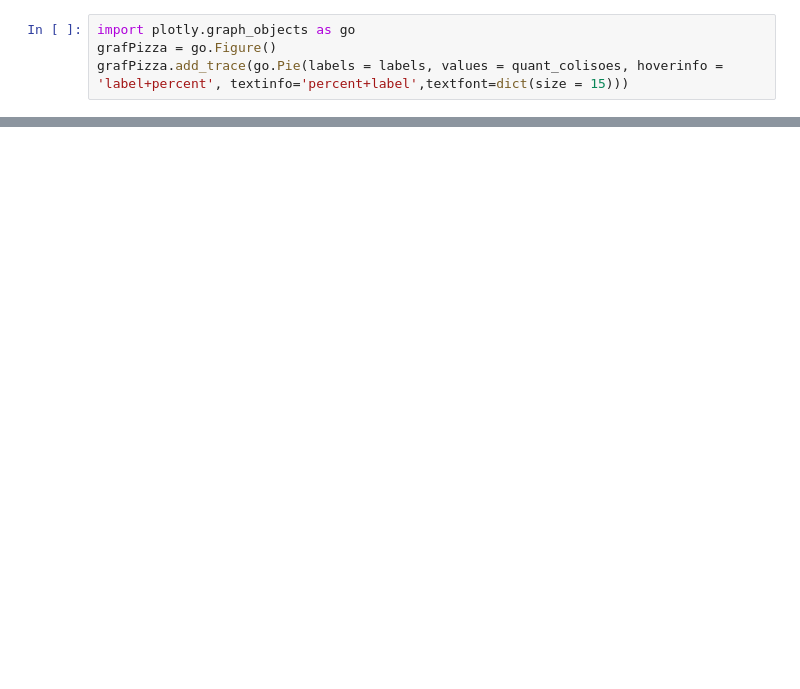
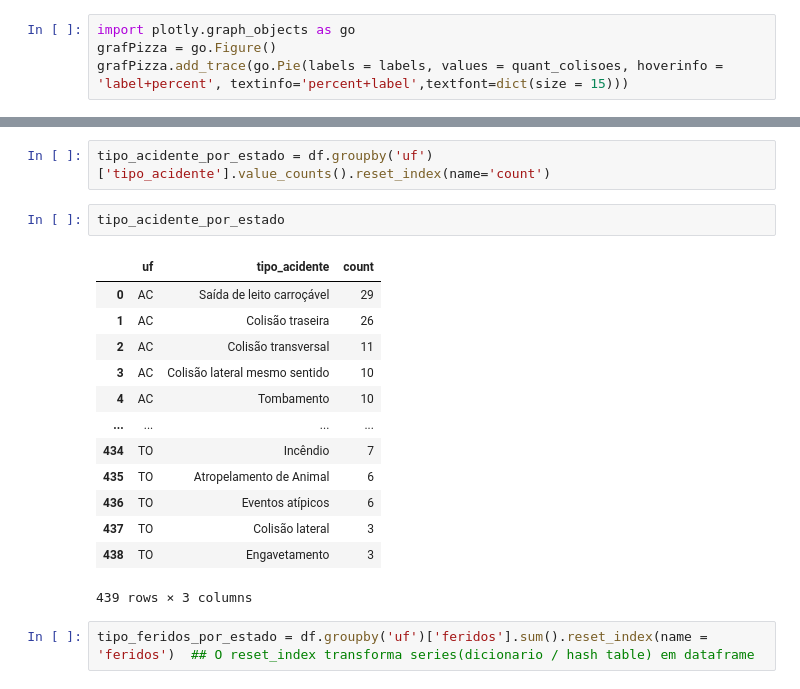
Before and after one commit to ivalcareggi/Data-Science, a Jupyter notebook: Projeto03- Acidentes-Brasil/Analise_de_acidentes_2021.ipynb, the cells around one changed output, grey strips where cells are left out. Saved outputs shown, nothing was run; the diff lists cells and outputs as text; blank space fills up the shorter version.

```diff
--- a/Projeto03- Acidentes-Brasil/Analise_de_acidentes_2021.ipynb
+++ b/Projeto03- Acidentes-Brasil/Analise_de_acidentes_2021.ipynb
@@ -174,0 +196,20 @@ grafPizza.add_trace(go.Pie(labels = labels, values = quant_colisoes, hoverinfo =
+# %%
+tipo_acidente_por_estado = df.groupby('uf')['tipo_acidente'].value_counts().reset_index(name='count')
+# %%
+tipo_acidente_por_estado
+# %% [output]
+|  | uf | tipo_acidente | count |
+| 0 | AC | Saída de leito carroçável | 29 |
+| 1 | AC | Colisão traseira | 26 |
+| 2 | AC | Colisão transversal | 11 |
+| 3 | AC | Colisão lateral mesmo sentido | 10 |
+| 4 | AC | Tombamento | 10 |
+| ... | ... | ... | ... |
+| 434 | TO | Incêndio | 7 |
+| 435 | TO | Atropelamento de Animal | 6 |
+| 436 | TO | Eventos atípicos | 6 |
+| 437 | TO | Colisão lateral | 3 |
+| 438 | TO | Engavetamento | 3 |
+439 rows × 3 columns
+# %%
+tipo_feridos_por_estado = df.groupby('uf')['feridos'].sum().reset_index(name = 'feridos')  ## O reset_index transforma series(dicionario / hash table) em dataframe
```
Also changed, not shown: parts of 5 cells of this notebook.
